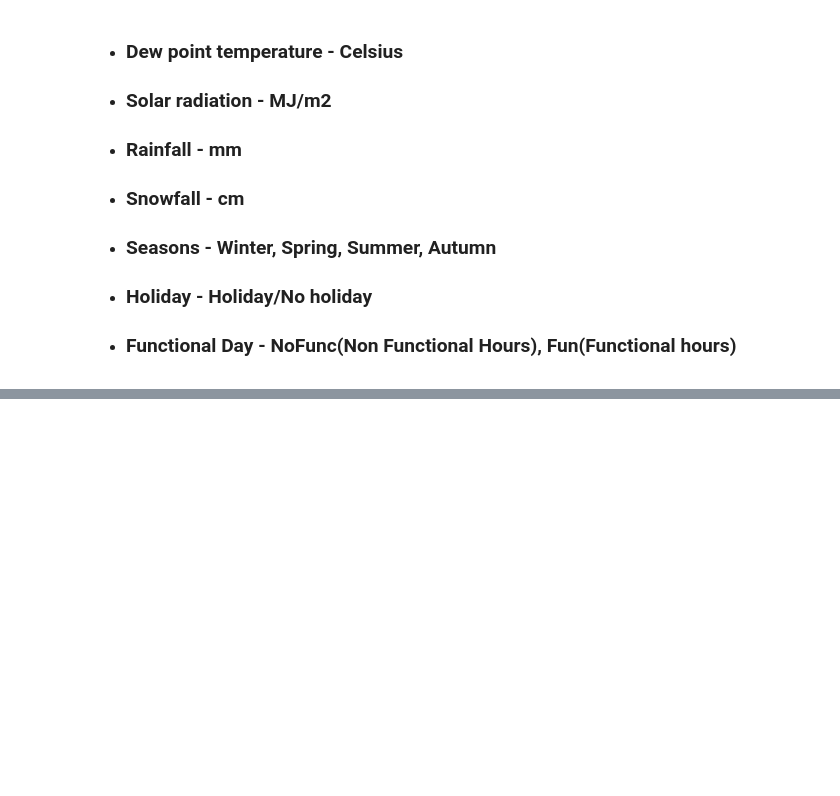
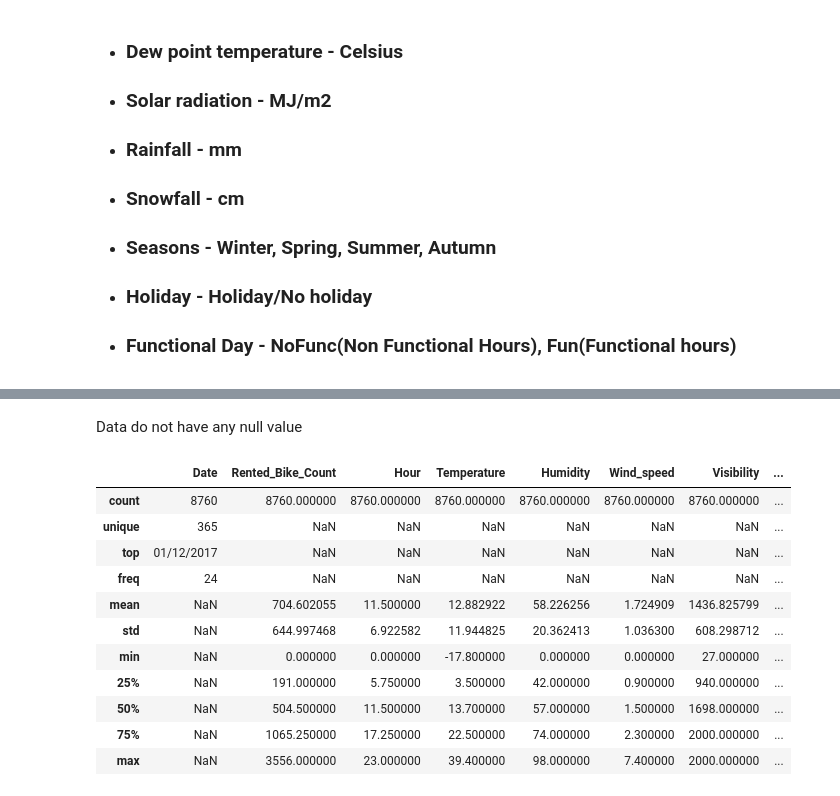
Before and after one commit to anshu57/Bike-Sharing-Demand-Prediction, a Jupyter notebook: Bike_Sharing_Demand_Prediction_Capstone_Project.ipynb, the cells around one changed output, grey strips where cells are left out. Saved outputs shown, nothing was run; the diff lists cells and outputs as text; code cells hidden in the pictures; blank space fills up the shorter version.

```diff
--- a/Bike_Sharing_Demand_Prediction_Capstone_Project.ipynb
+++ b/Bike_Sharing_Demand_Prediction_Capstone_Project.ipynb
@@ -30,0 +91,2 @@
+# %% [markdown]
+Data do not have any null value
@@ -30,0 +105,15 @@
+# %%
+dataset.describe(include='all')
+# %% [output]
+|  | Date | Rented_Bike_Count | Hour | Temperature | Humidity | Wind_speed | Visibility | ... |
+| count | 8760 | 8760.000000 | 8760.000000 | 8760.000000 | 8760.000000 | 8760.000000 | 8760.000000 | ... |
+| unique | 365 | NaN | NaN | NaN | NaN | NaN | NaN | ... |
+| top | 01/12/2017 | NaN | NaN | NaN | NaN | NaN | NaN | ... |
+| freq | 24 | NaN | NaN | NaN | NaN | NaN | NaN | ... |
+| mean | NaN | 704.602055 | 11.500000 | 12.882922 | 58.226256 | 1.724909 | 1436.825799 | ... |
+| std | NaN | 644.997468 | 6.922582 | 11.944825 | 20.362413 | 1.036300 | 608.298712 | ... |
+| min | NaN | 0.000000 | 0.000000 | -17.800000 | 0.000000 | 0.000000 | 27.000000 | ... |
+| 25% | NaN | 191.000000 | 5.750000 | 3.500000 | 42.000000 | 0.900000 | 940.000000 | ... |
+| 50% | NaN | 504.500000 | 11.500000 | 13.700000 | 57.000000 | 1.500000 | 1698.000000 | ... |
+| 75% | NaN | 1065.250000 | 17.250000 | 22.500000 | 74.000000 | 2.300000 | 2000.000000 | ... |
+| max | NaN | 3556.000000 | 23.000000 | 39.400000 | 98.000000 | 7.400000 | 2000.000000 | ... |
```
Also changed, not shown: parts of 12 cells of this notebook.
